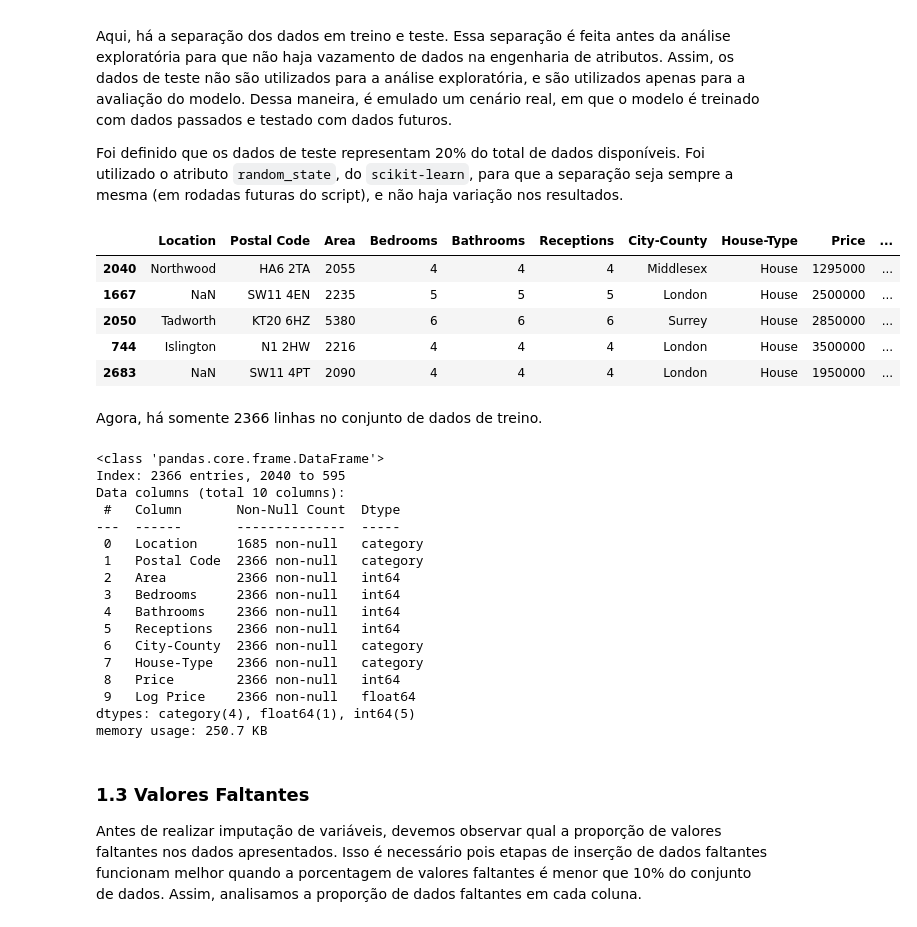
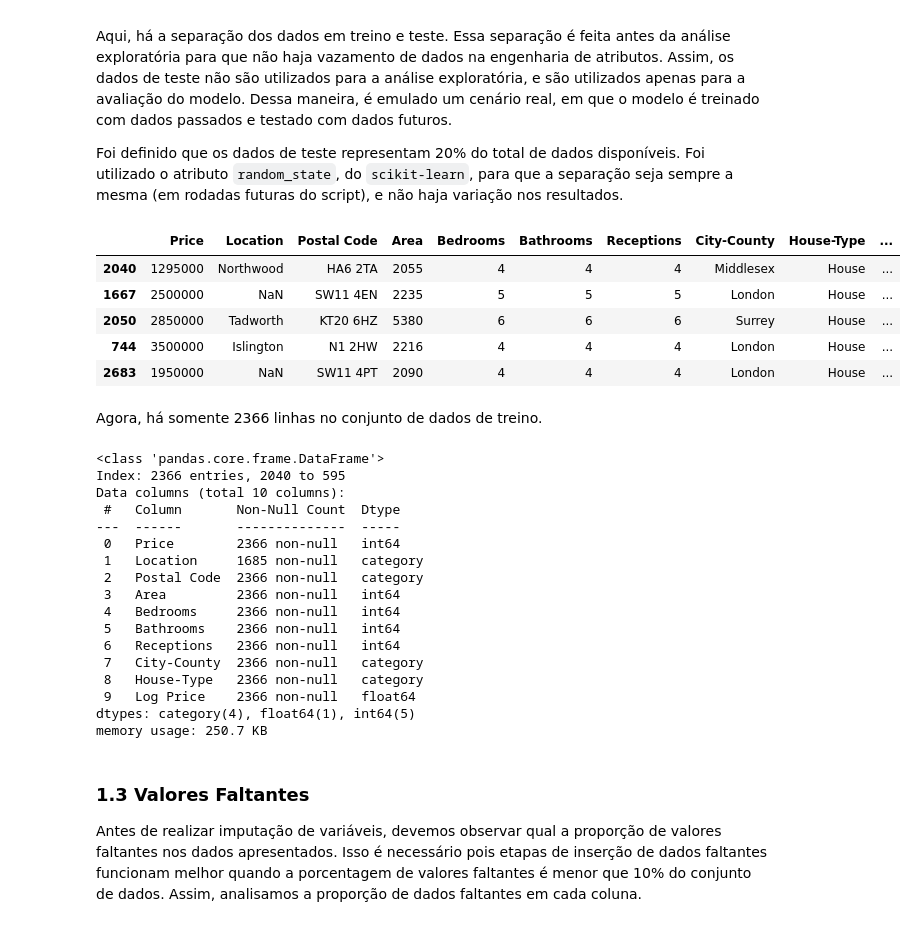
Before and after one commit to kowalks/cmc13-exame, a Jupyter notebook: exame.ipynb, the cells around one changed output. Saved outputs shown, nothing was run; the diff lists cells and outputs as text; code cells hidden in the pictures.

```diff
--- a/exame.ipynb
+++ b/exame.ipynb
@@ -158,25 +158,26 @@ Foi definido que os dados de teste representam 20% do total de dados disponívei
 # %%
 from sklearn.model_selection import train_test_split
 
-target_variable = ['Price', 'Log Price']
+# target_variable = 'Price'
+target_variable = 'Log Price'
 
 X = data.drop(columns=target_variable)
 y = data[target_variable]
 X_train, X_test, y_train, y_test = train_test_split(
     X,
     y,
     test_size = 0.2,
     random_state=23
 )
 train = pd.concat([X_train, y_train], axis='columns')
 train.head()
 # %% [output]
-|  | Location | Postal Code | Area | Bedrooms | Bathrooms | Receptions | City-County | House-Type | Price | ... |
-| 2040 | Northwood | HA6 2TA | 2055 | 4 | 4 | 4 | Middlesex | House | 1295000 | ... |
-| 1667 | NaN | SW11 4EN | 2235 | 5 | 5 | 5 | London | House | 2500000 | ... |
-| 2050 | Tadworth | KT20 6HZ | 5380 | 6 | 6 | 6 | Surrey | House | 2850000 | ... |
-| 744 | Islington | N1 2HW | 2216 | 4 | 4 | 4 | London | House | 3500000 | ... |
-| 2683 | NaN | SW11 4PT | 2090 | 4 | 4 | 4 | London | House | 1950000 | ... |
+|  | Price | Location | Postal Code | Area | Bedrooms | Bathrooms | Receptions | City-County | House-Type | ... |
+| 2040 | 1295000 | Northwood | HA6 2TA | 2055 | 4 | 4 | 4 | Middlesex | House | ... |
+| 1667 | 2500000 | NaN | SW11 4EN | 2235 | 5 | 5 | 5 | London | House | ... |
+| 2050 | 2850000 | Tadworth | KT20 6HZ | 5380 | 6 | 6 | 6 | Surrey | House | ... |
+| 744 | 3500000 | Islington | N1 2HW | 2216 | 4 | 4 | 4 | London | House | ... |
+| 2683 | 1950000 | NaN | SW11 4PT | 2090 | 4 | 4 | 4 | London | House | ... |
 # %% [markdown]
 Agora, há somente 2366 linhas no conjunto de dados de treino.
 # %%
@@ -187,15 +188,15 @@ Index: 2366 entries, 2040 to 595
 Data columns (total 10 columns):
  #   Column       Non-Null Count  Dtype
 ---  ------       --------------  -----
- 0   Location     1685 non-null   category
- 1   Postal Code  2366 non-null   category
- 2   Area         2366 non-null   int64
- 3   Bedrooms     2366 non-null   int64
- 4   Bathrooms    2366 non-null   int64
- 5   Receptions   2366 non-null   int64
- 6   City-County  2366 non-null   category
- 7   House-Type   2366 non-null   category
- 8   Price        2366 non-null   int64
+ 0   Price        2366 non-null   int64
+ 1   Location     1685 non-null   category
+ 2   Postal Code  2366 non-null   category
+ 3   Area         2366 non-null   int64
+ 4   Bedrooms     2366 non-null   int64
+ 5   Bathrooms    2366 non-null   int64
+ 6   Receptions   2366 non-null   int64
+ 7   City-County  2366 non-null   category
+ 8   House-Type   2366 non-null   category
  9   Log Price    2366 non-null   float64
 dtypes: category(4), float64(1), int64(5)
 memory usage: 250.7 KB
```
Also changed, not shown: parts of 42 cells of this notebook, 1 other file.
